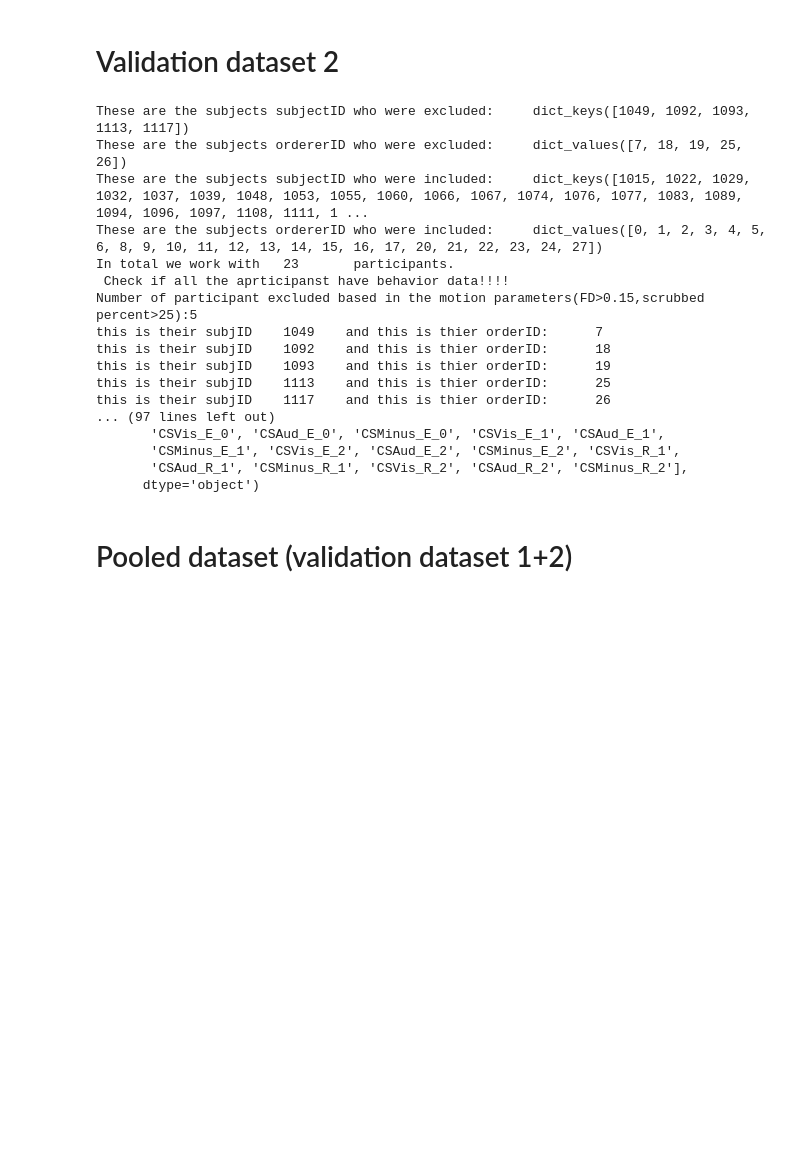
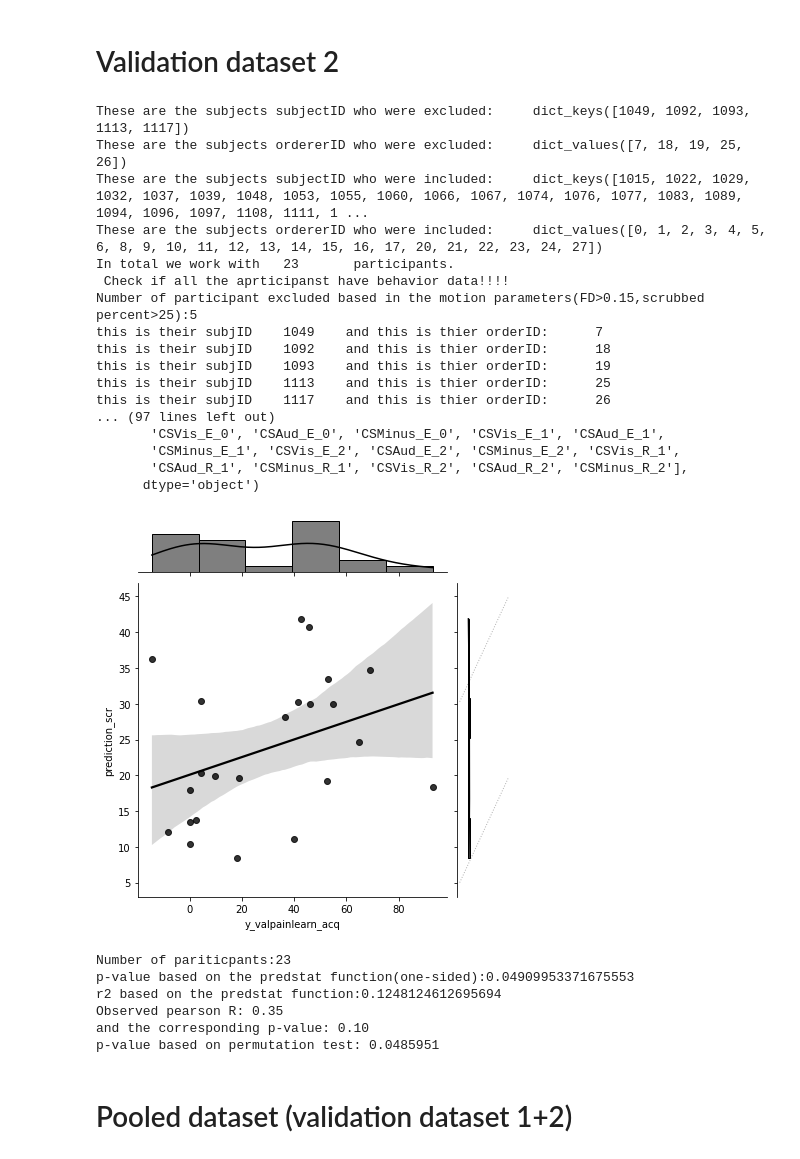
Before and after one commit to kincsesbalint/paintone_rsn, a Jupyter notebook: notebooks/validation.ipynb, the cells around one changed output. Drawn from its saved outputs; the diff is of its cells as text; code cells hidden in the pictures; blank space fills up the shorter version.

```diff
--- a/notebooks/validation.ipynb
+++ b/notebooks/validation.ipynb
@@ -100,30 +100,30 @@ s1_behav.to_csv(pathtovalidationsmpl_1+'validation_smpl1_behav_excl.csv')
 # Validation dataset 2
 # %%
 pathtovalidationsmpl_2="C:/Users/lenov/PycharmProjects/paintone_rsn/data_in/validation_smpl2/"
-dict_subjID_idx_Pawlik = load_subjectiid(pathtovalidationsmpl_2+'subjectsIDs.txt')
-subjID_idx_incl_Pawlik, subjID_idx_excl_Pawlik, motioninf_pawlik = exclusion(pathtovalidationsmpl_2+'motion_summary.csv',
-                                             dict_subjID_idx=dict_subjID_idx_Pawlik,
+dict_subjID_idx_vs2 = load_subjectiid(pathtovalidationsmpl_2+'subjectsIDs.txt')
+subjID_idx_incl_vs2, subjID_idx_excl_vs2, motioninf_vs2 = exclusion(pathtovalidationsmpl_2+'motion_summary.csv',
+                                             dict_subjID_idx=dict_subjID_idx_vs2,
                                              excl_subj=[])
 # consider removing subj
-timeseries_Pawlik, \
-labels_Pawlik, \
-loadedsubjpath_Pawlik, \
-vectorizedlabels_Pawlik, \
-listoflabelpairs_pawlik = load_timeseries(pathtovalidationsmpl_2+'regional_timeseries/',
-                                          subjID_idx_incl_Pawlik.values(),
+timeseries_vs2, \
+labels_vs2, \
+loadedsubjpath_vs2, \
+vectorizedlabels_vs2, \
+listoflabelpairs_vs2 = load_timeseries(pathtovalidationsmpl_2+'regional_timeseries/',
+                                          subjID_idx_incl_vs2.values(),
                                           fddir=[pathtovalidationsmpl_2+"calculate_FD_Power/mapflow/"],
                                           numofexlcvolsatthebeg=0)
 
-X_Pawlik, cm_Pawlik = connectivity_matrix(timeseries_Pawlik)
+X_vs2, cm_vs2 = connectivity_matrix(timeseries_vs2)
 
-Sexternal_features_scr= pd.DataFrame(X_Pawlik,
-            columns=(vectorizedlabels_Pawlik),
-            index = subjID_idx_incl_Pawlik.keys())
+Sexternal_features_scr= pd.DataFrame(X_vs2,
+            columns=(vectorizedlabels_vs2),
+            index = subjID_idx_incl_vs2.keys())
 
 
 Sexternal_behav = pd.read_csv(pathtovalidationsmpl_2+'validation_smpl2_behav.csv',
                          index_col='VPN',
-                          ).loc[subjID_idx_incl_Pawlik.keys(),:]
+                          ).loc[subjID_idx_incl_vs2.keys(),:]
 print('The current behavior variable set, which was preapred with R')
 print(Sexternal_behav.columns)
 
@@ -170,33 +170,40 @@ print('Observed pearson R: %.2f' % pearsonr(dataset[obsvar],
                                             dataset[predvar])[0])
 print('and the corresponding p-value: %.2f' % pearsonr(dataset[obsvar],
                                                        dataset[predvar])[1])
 
 
 p_value_perm = myml.permutation_test(dataset[obsvar],
                                 dataset[predvar],
                            method='approximate',
                            func=lambda x, y: np.corrcoef(x,y)[1][0],
                            num_rounds=10000,
                            seed=0)
 print('p-value based on permutation test: %.7f' % p_value_perm)
 # %% [output]
 These are the subjects subjectID who were excluded:     dict_keys([1049, 1092, 1093, 1113, 1117])
 These are the subjects ordererID who were excluded:     dict_values([7, 18, 19, 25, 26])
 These are the subjects subjectID who were included:     dict_keys([1015, 1022, 1029, 1032, 1037, 1039, 1048, 1053, 1055, 1060, 1066, 1067, 1074, 1076, 1077, 1083, 1089, 1094, 1096, 1097, 1108, 1111, 1 ...
 These are the subjects ordererID who were included:     dict_values([0, 1, 2, 3, 4, 5, 6, 8, 9, 10, 11, 12, 13, 14, 15, 16, 17, 20, 21, 22, 23, 24, 27])
 In total we work with   23       participants.
  Check if all the aprticipanst have behavior data!!!!
 Number of participant excluded based in the motion parameters(FD>0.15,scrubbed percent>25):5
 this is their subjID    1049    and this is thier orderID:      7
 this is their subjID    1092    and this is thier orderID:      18
 this is their subjID    1093    and this is thier orderID:      19
 this is their subjID    1113    and this is thier orderID:      25
 this is their subjID    1117    and this is thier orderID:      26
 ... (97 lines left out)
        'CSVis_E_0', 'CSAud_E_0', 'CSMinus_E_0', 'CSVis_E_1', 'CSAud_E_1',
        'CSMinus_E_1', 'CSVis_E_2', 'CSAud_E_2', 'CSMinus_E_2', 'CSVis_R_1',
        'CSAud_R_1', 'CSMinus_R_1', 'CSVis_R_2', 'CSAud_R_2', 'CSMinus_R_2'],
       dtype='object')
+[figure, added]
+Number of pariticpants:23
+p-value based on the predstat function(one-sided):0.04909953371675553
+r2 based on the predstat function:0.1248124612695694
+Observed pearson R: 0.35
+and the corresponding p-value: 0.10
+p-value based on permutation test: 0.0485951
 # %% [markdown]
 # Pooled dataset (validation dataset 1+2)
 # %%
```
Also changed, not shown: parts of 6 cells of this notebook, 6 other files.
